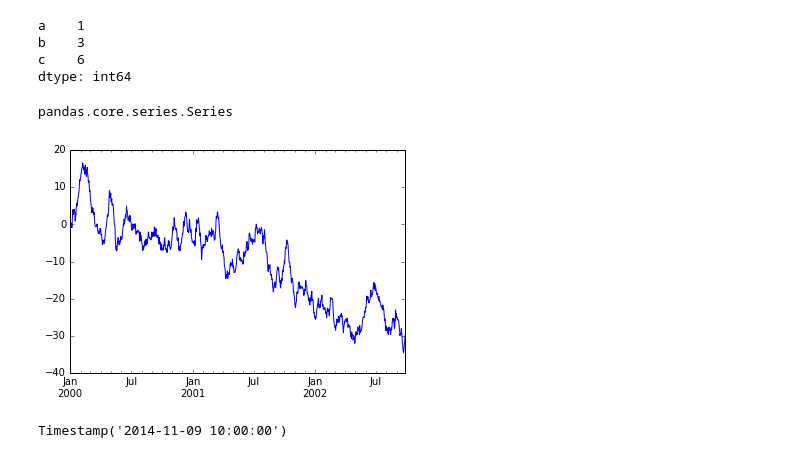
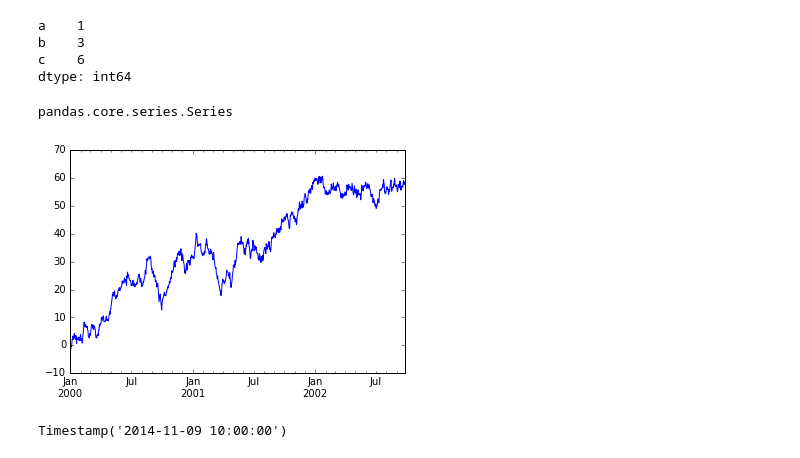
Before and after one commit to cushy79/docker-stacks, a Jupyter notebook: jupyter/notebooks/pandas.ipynb, the cells around one changed output. Cells and saved outputs as stored; diff of their text form; code cells hidden in the pictures.

```diff
--- a/jupyter/notebooks/pandas.ipynb
+++ b/jupyter/notebooks/pandas.ipynb
@@ -30,17 +30,17 @@ dtype: int64
 # %%
 %matplotlib inline
 
 from pandas import *
 import numpy as np
 
-ts = Series(randn(1000), index=date_range('1/1/2000', periods=1000))
+ts = Series(np.random.randn(1000), index=date_range('1/1/2000', periods=1000))
 ts = ts.cumsum()
 ts.plot()
 
 type(ts)
 # %% [output]
 pandas.core.series.Series
-[figure, old version]
+[figure, new version]
 # %%
 dt = pd.to_datetime('2014-11-09 10:00')
 dt
```
Also changed, not shown: parts of 29 cells of this notebook, 5 other files.
